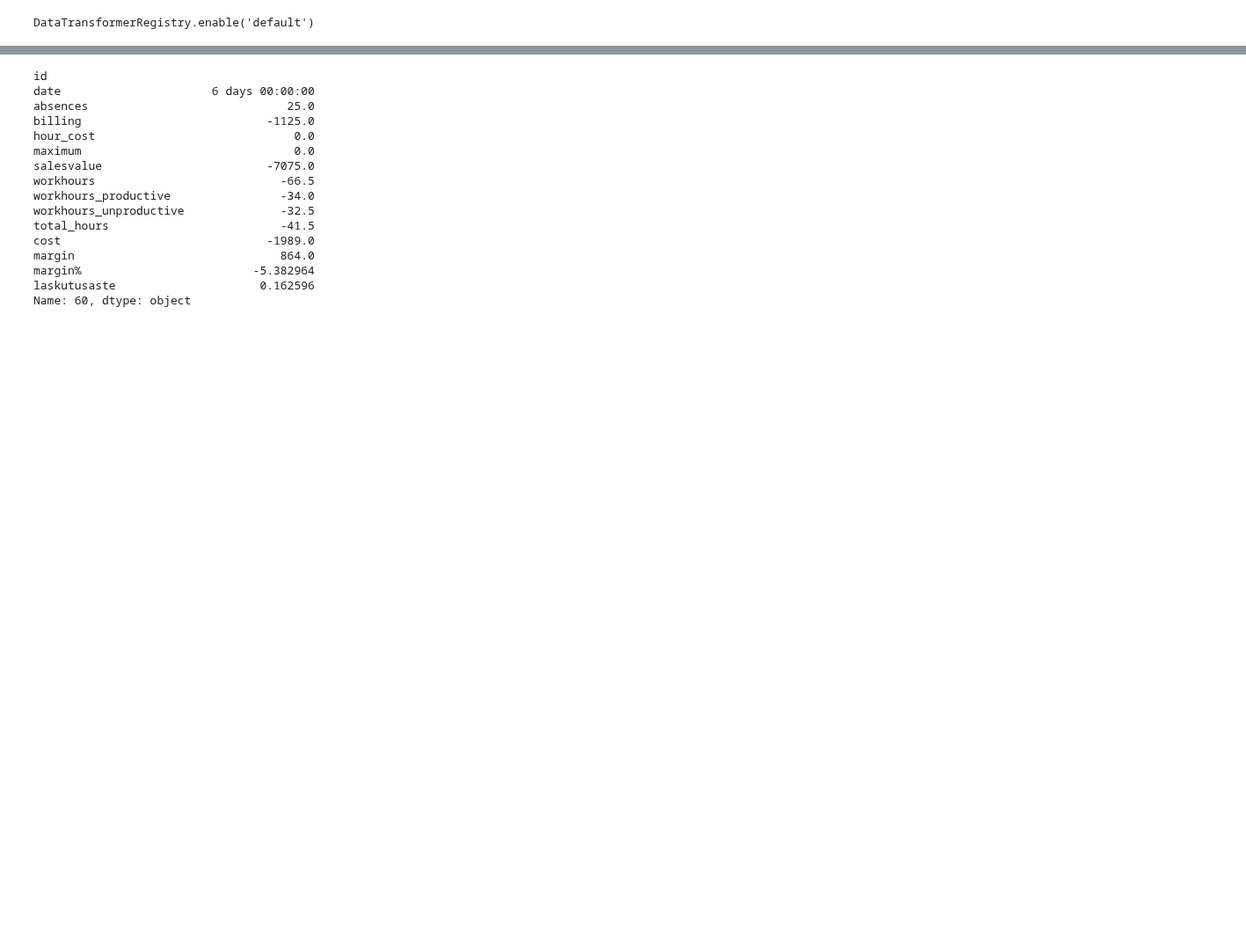
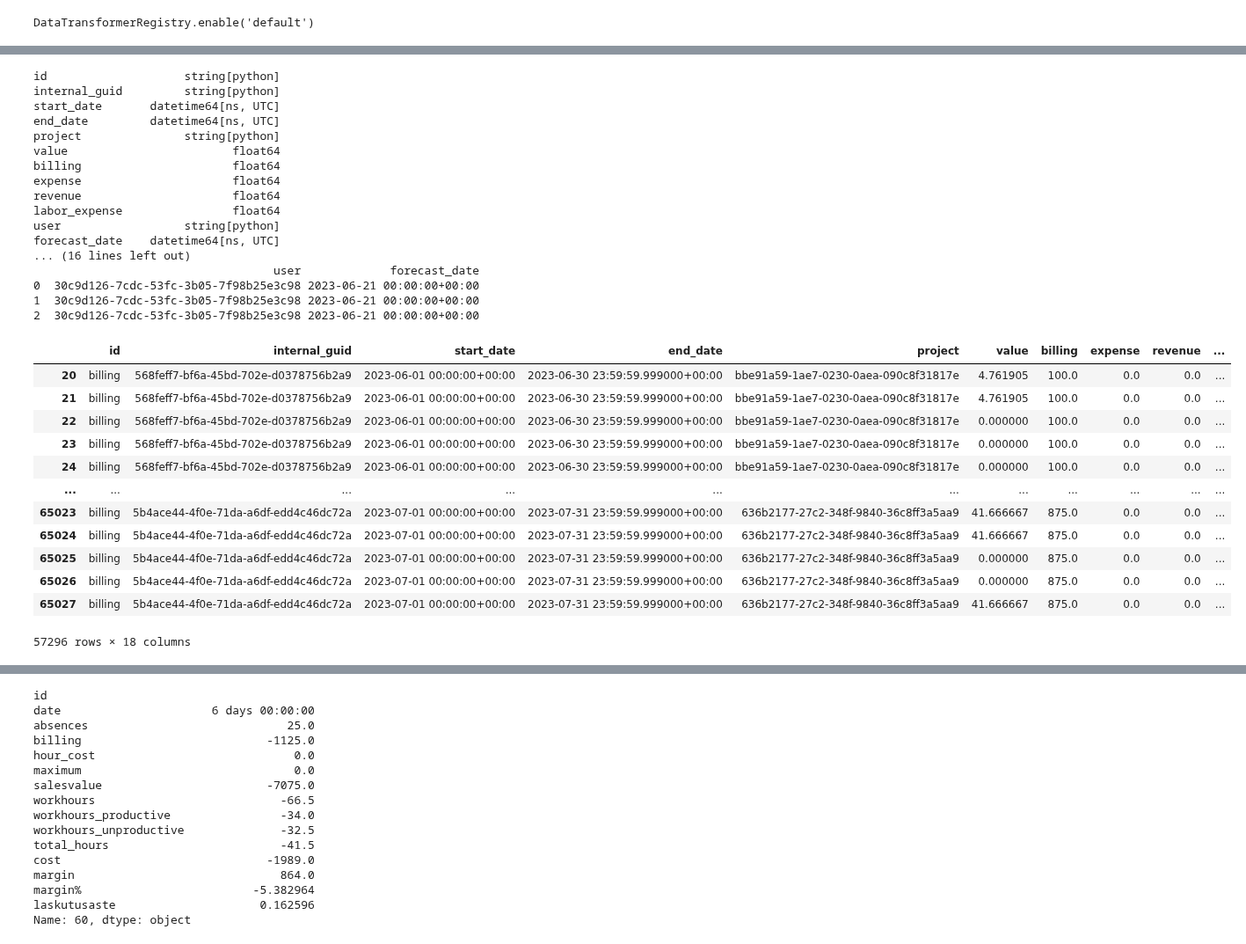
Before and after one commit to vreima/tie-dashboard, a Jupyter notebook: testing-notebook.ipynb, the cells around one changed output, grey strips where cells are left out. Shown at 88% size. Saved outputs shown, nothing was run; the diff lists cells and outputs as text; code cells hidden in the pictures; blank space fills up the shorter version.

```diff
--- a/testing-notebook.ipynb
+++ b/testing-notebook.ipynb
@@ -35,3 +30,9 @@ reload(src.util.stable_hash)
 alt.data_transformers.disable_max_rows()
 # %% [output]
 DataTransformerRegistry.enable('default')
+# %%
+b = src.database.database.Base("kpi-dev-02", "billing")
+billings_all = b.find({})
+# billings_processed = ProcessBilling(billing_p.result()).process(
+#             span.start.datetime, span.end.datetime
+#         )
@@ -38,3 +115,74 @@ DataTransformerRegistry.enable('default')
+# %%
+import src.logic.processing_pandera
+
+reload(src.logic.processing_pandera)
+
+b0 = billings_all.copy()
+
+p = src.logic.processing_pandera
+
+spaan = DateRange(start, end)
+
+p.process_billing_forecasts(b0)
+
+# unr = p.unravel(p.expand_start_and_end(b0, spaan))
+# unr = p.calculate_weekday_statistics(unr)
+# unr = p.recalculate_values(unr, p.ValueRecalculationMethod.SCALE_VALUE_TO_NUMBER_OF_WORKDAYS, True)
+# # unr = p.cull(unr, spaan)
+# unr
+
+# # Pitää valita viimeisimpien ennusteiden joukosta
+# # ne, joiden date on oikeassa spanissa
+
+# # groupby(forecast_date)
+# # x = date - forecast_date (esim. 4)
+# # nyt halutaan valita (groupittain) kaikki, joiden x <= len(span)
+# # eli jotka ovat x tulevan päivän ennustetta
+# # n vrk ennuste päivänä date = filter(x < n).groupby(forecast_date).sum()
+
+# n = 2
+# import operator
+# unr["forecast_length"] = unr["date"] - unr["forecast_date"]
+# print("!!!", unr.forecast_length.map(operator.attrgetter("days")).min())
+# unr = unr[unr.forecast_length.map(operator.attrgetter("days")) >= 0]
+# unr2 = unr[unr.forecast_length.map(operator.attrgetter("days")) < n]
+# grps = unr2.groupby("forecast_date")
+# pd.concat([grps["date"].max(), grps["value"].sum(), grps["value"].count()], axis=1)
+# unr2[unr2.forecast_date == "2023-06-22"]
+# # unr3 = unr2.groupby("forecast_date")["value"].sum().reset_index()
+# # unr3["forecasted_date"] = unr3["forecast_date"] + pd.Timedelta(days=len(spaan))
+# # unr3
+# %% [output]
+id                    string[python]
+internal_guid         string[python]
+start_date       datetime64[ns, UTC]
+end_date         datetime64[ns, UTC]
+project               string[python]
+value                        float64
+billing                      float64
+expense                      float64
+revenue                      float64
+labor_expense                float64
+user                  string[python]
+forecast_date    datetime64[ns, UTC]
+... (16 lines left out)
+                                   user             forecast_date
+0  30c9d126-7cdc-53fc-3b05-7f98b25e3c98 2023-06-21 00:00:00+00:00
+1  30c9d126-7cdc-53fc-3b05-7f98b25e3c98 2023-06-21 00:00:00+00:00
+2  30c9d126-7cdc-53fc-3b05-7f98b25e3c98 2023-06-21 00:00:00+00:00
+|  | id | internal_guid | start_date | end_date | project | value | billing | expense | revenue | ... |
+| 20 | billing | 568feff7-bf6a-45bd-702e-d0378756b2a9 | 2023-06-01 00:00:00+00:00 | 2023-06-30 23:59:59.999000+00:00 | bbe91a59-1ae7-0230-0aea-090c8f31817e | 4.761905 | 100.0 | 0.0 | 0.0 | ... |
+| 21 | billing | 568feff7-bf6a-45bd-702e-d0378756b2a9 | 2023-06-01 00:00:00+00:00 | 2023-06-30 23:59:59.999000+00:00 | bbe91a59-1ae7-0230-0aea-090c8f31817e | 4.761905 | 100.0 | 0.0 | 0.0 | ... |
+| 22 | billing | 568feff7-bf6a-45bd-702e-d0378756b2a9 | 2023-06-01 00:00:00+00:00 | 2023-06-30 23:59:59.999000+00:00 | bbe91a59-1ae7-0230-0aea-090c8f31817e | 0.000000 | 100.0 | 0.0 | 0.0 | ... |
+| 23 | billing | 568feff7-bf6a-45bd-702e-d0378756b2a9 | 2023-06-01 00:00:00+00:00 | 2023-06-30 23:59:59.999000+00:00 | bbe91a59-1ae7-0230-0aea-090c8f31817e | 0.000000 | 100.0 | 0.0 | 0.0 | ... |
+| 24 | billing | 568feff7-bf6a-45bd-702e-d0378756b2a9 | 2023-06-01 00:00:00+00:00 | 2023-06-30 23:59:59.999000+00:00 | bbe91a59-1ae7-0230-0aea-090c8f31817e | 0.000000 | 100.0 | 0.0 | 0.0 | ... |
+| ... | ... | ... | ... | ... | ... | ... | ... | ... | ... | ... |
+| 65023 | billing | 5b4ace44-4f0e-71da-a6df-edd4c46dc72a | 2023-07-01 00:00:00+00:00 | 2023-07-31 23:59:59.999000+00:00 | 636b2177-27c2-348f-9840-36c8ff3a5aa9 | 41.666667 | 875.0 | 0.0 | 0.0 | ... |
+| 65024 | billing | 5b4ace44-4f0e-71da-a6df-edd4c46dc72a | 2023-07-01 00:00:00+00:00 | 2023-07-31 23:59:59.999000+00:00 | 636b2177-27c2-348f-9840-36c8ff3a5aa9 | 41.666667 | 875.0 | 0.0 | 0.0 | ... |
+| 65025 | billing | 5b4ace44-4f0e-71da-a6df-edd4c46dc72a | 2023-07-01 00:00:00+00:00 | 2023-07-31 23:59:59.999000+00:00 | 636b2177-27c2-348f-9840-36c8ff3a5aa9 | 0.000000 | 875.0 | 0.0 | 0.0 | ... |
+| 65026 | billing | 5b4ace44-4f0e-71da-a6df-edd4c46dc72a | 2023-07-01 00:00:00+00:00 | 2023-07-31 23:59:59.999000+00:00 | 636b2177-27c2-348f-9840-36c8ff3a5aa9 | 0.000000 | 875.0 | 0.0 | 0.0 | ... |
+| 65027 | billing | 5b4ace44-4f0e-71da-a6df-edd4c46dc72a | 2023-07-01 00:00:00+00:00 | 2023-07-31 23:59:59.999000+00:00 | 636b2177-27c2-348f-9840-36c8ff3a5aa9 | 41.666667 | 875.0 | 0.0 | 0.0 | ... |
+57296 rows × 18 columns
 # %%
 span = DateRange(arrow.get("2023-07-13").shift(days=-60), arrow.get("2023-07-13"))
 s = await src.logic.processing.load_and_merge(span)
```
Also changed, not shown: parts of 5 cells of this notebook, 11 other files.
